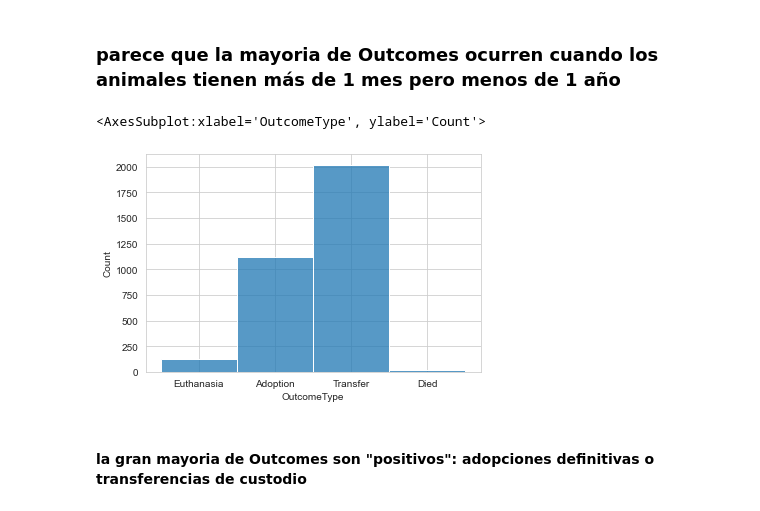
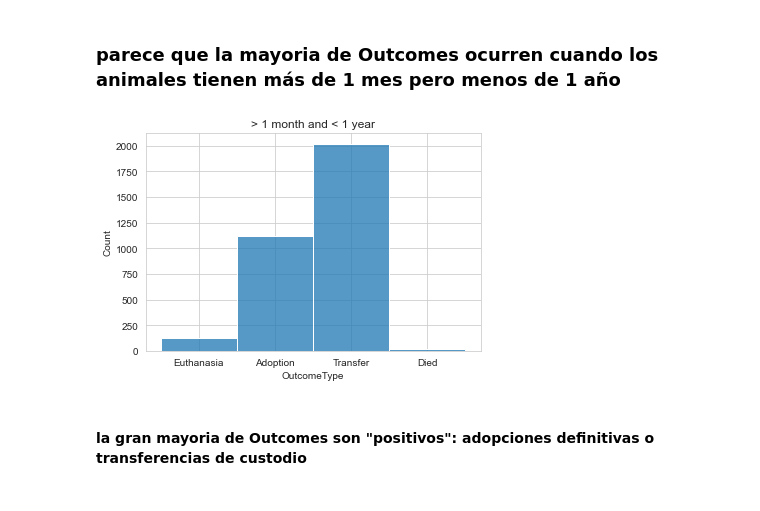
Before and after one commit to ironhack-bcn-data-pt/PR05-project-statistical-analysis, a Jupyter notebook: Project_05_pets.ipynb, the cells around one changed output. Saved outputs shown, nothing was run; the diff lists cells and outputs as text; code cells hidden in the pictures.

Commit message:
Added latest changes to notebook and figures folder

```diff
--- a/Project_05_pets.ipynb
+++ b/Project_05_pets.ipynb
@@ -274,9 +274,10 @@ Text(0.5, 1.0, 'Distribution of cats by Age of outcome')
 ### parece que la mayoria de Outcomes ocurren cuando los animales tienen más de 1 mes pero menos de 1 año
 # %%
 sns.histplot(data=pet_df[pet_df['AgeuponOutcome_Cat'] == '> 1 month and < 1 year'], x='OutcomeType')
+plt.title('> 1 month and < 1 year')
+plt.savefig('./Figures/PuppyOutcome_hist')
 # %% [output]
-<AxesSubplot:xlabel='OutcomeType', ylabel='Count'>
-[figure, old version]
+[figure, new version]
 # %% [markdown]
 #### la gran mayoria de Outcomes son "positivos": adopciones definitivas o transferencias de custodio
 # %% [markdown]
```
Also changed, not shown: parts of 28 cells of this notebook, 19 other files.
